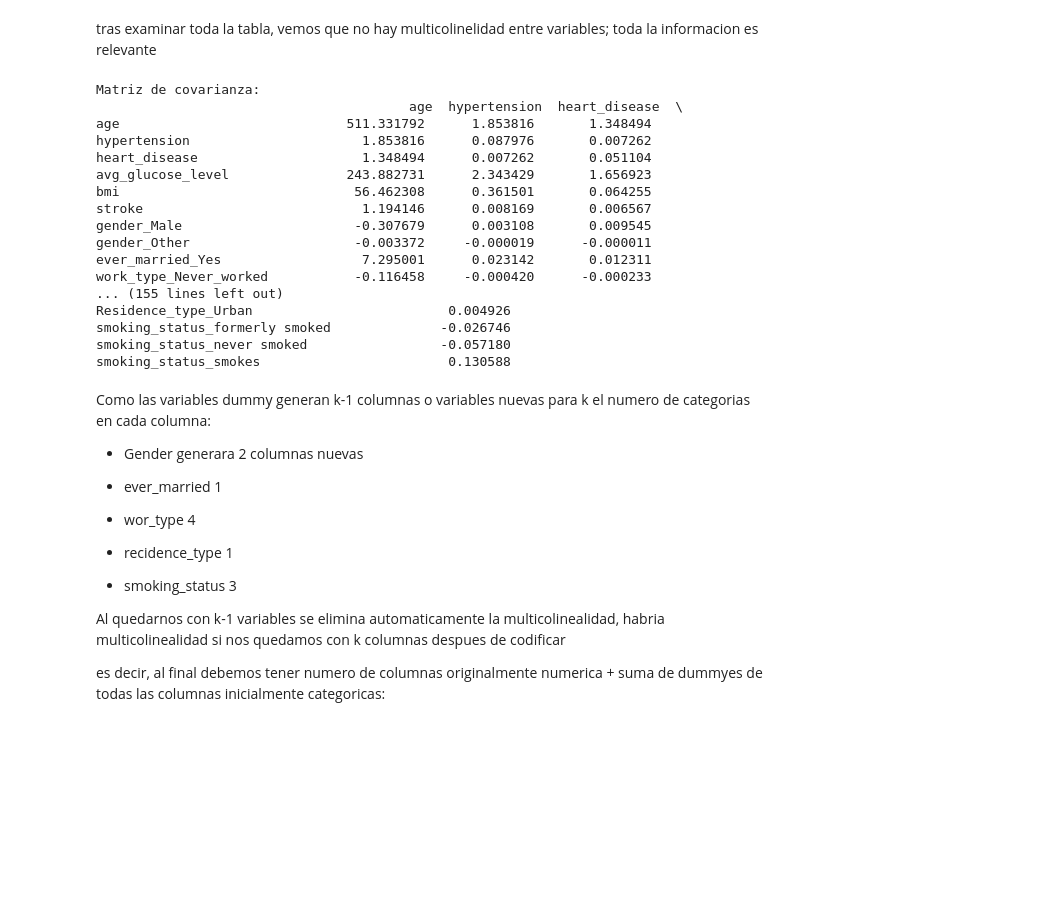
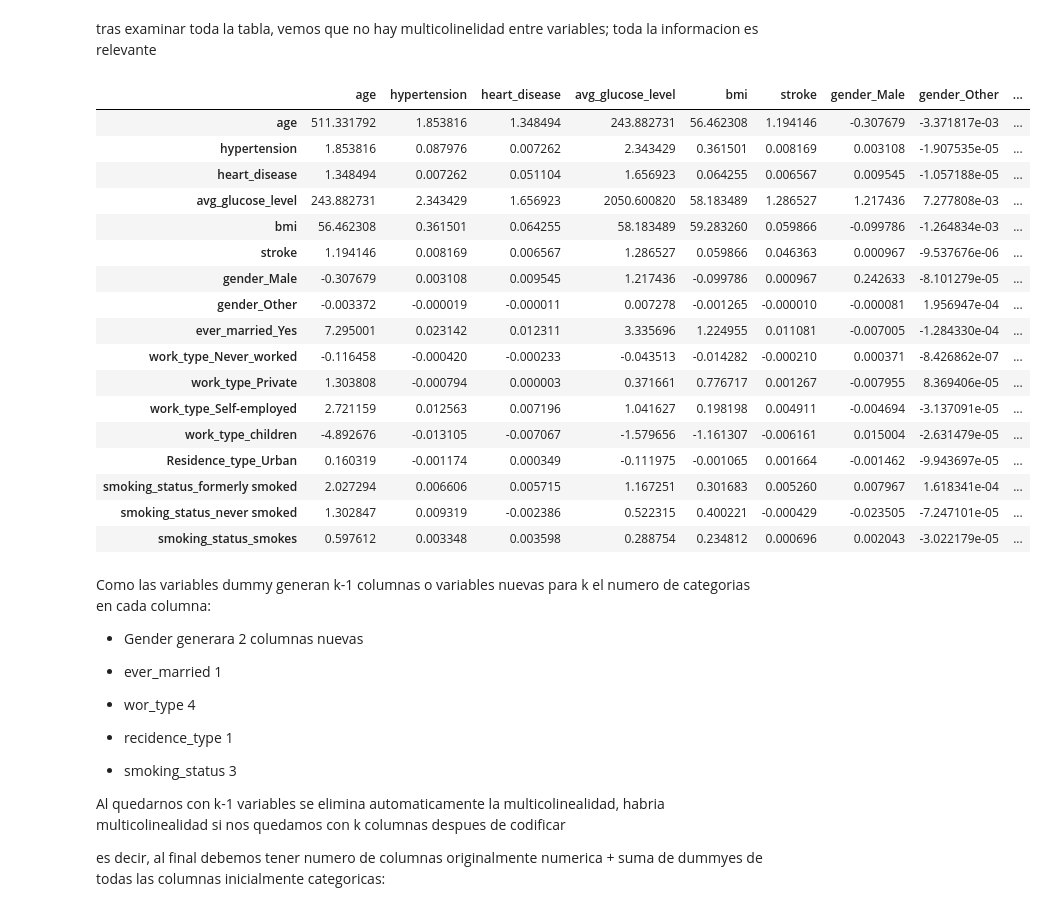
Before and after one commit to Jesus20MM/Proyecto-accidentes-cerebrovasculares, a Jupyter notebook: prediccion-de-accidentes-cardiovasculares.ipynb, the cells around one changed output. Cells and saved outputs as stored; diff of their text form; code cells hidden in the pictures; blank space fills up the shorter version.

```diff
--- a/prediccion-de-accidentes-cardiovasculares.ipynb
+++ b/prediccion-de-accidentes-cardiovasculares.ipynb
@@ -850,25 +853,26 @@ tras examinar toda la tabla, vemos que no hay multicolinelidad entre variables;
 # %%
 #covarianzas
 covariance_matrix = df_final.cov()
-print("\nMatriz de covarianza:\n", covariance_matrix)
+display(covariance_matrix)
 # %% [output]
-Matriz de covarianza:
-                                        age  hypertension  heart_disease  \
-age                             511.331792      1.853816       1.348494
-hypertension                      1.853816      0.087976       0.007262
-heart_disease                     1.348494      0.007262       0.051104
-avg_glucose_level               243.882731      2.343429       1.656923
-bmi                              56.462308      0.361501       0.064255
-stroke                            1.194146      0.008169       0.006567
-gender_Male                      -0.307679      0.003108       0.009545
-gender_Other                     -0.003372     -0.000019      -0.000011
-ever_married_Yes                  7.295001      0.023142       0.012311
-work_type_Never_worked           -0.116458     -0.000420      -0.000233
-... (155 lines left out)
-Residence_type_Urban                         0.004926
-smoking_status_formerly smoked              -0.026746
-smoking_status_never smoked                 -0.057180
-smoking_status_smokes                        0.130588
+|  | age | hypertension | heart_disease | avg_glucose_level | bmi | stroke | gender_Male | gender_Other | ... |
+| age | 511.331792 | 1.853816 | 1.348494 | 243.882731 | 56.462308 | 1.194146 | -0.307679 | -3.371817e-03 | ... |
+| hypertension | 1.853816 | 0.087976 | 0.007262 | 2.343429 | 0.361501 | 0.008169 | 0.003108 | -1.907535e-05 | ... |
+| heart_disease | 1.348494 | 0.007262 | 0.051104 | 1.656923 | 0.064255 | 0.006567 | 0.009545 | -1.057188e-05 | ... |
+| avg_glucose_level | 243.882731 | 2.343429 | 1.656923 | 2050.600820 | 58.183489 | 1.286527 | 1.217436 | 7.277808e-03 | ... |
+| bmi | 56.462308 | 0.361501 | 0.064255 | 58.183489 | 59.283260 | 0.059866 | -0.099786 | -1.264834e-03 | ... |
+| stroke | 1.194146 | 0.008169 | 0.006567 | 1.286527 | 0.059866 | 0.046363 | 0.000967 | -9.537676e-06 | ... |
+| gender_Male | -0.307679 | 0.003108 | 0.009545 | 1.217436 | -0.099786 | 0.000967 | 0.242633 | -8.101279e-05 | ... |
+| gender_Other | -0.003372 | -0.000019 | -0.000011 | 0.007278 | -0.001265 | -0.000010 | -0.000081 | 1.956947e-04 | ... |
+| ever_married_Yes | 7.295001 | 0.023142 | 0.012311 | 3.335696 | 1.224955 | 0.011081 | -0.007005 | -1.284330e-04 | ... |
+| work_type_Never_worked | -0.116458 | -0.000420 | -0.000233 | -0.043513 | -0.014282 | -0.000210 | 0.000371 | -8.426862e-07 | ... |
+| work_type_Private | 1.303808 | -0.000794 | 0.000003 | 0.371661 | 0.776717 | 0.001267 | -0.007955 | 8.369406e-05 | ... |
+| work_type_Self-employed | 2.721159 | 0.012563 | 0.007196 | 1.041627 | 0.198198 | 0.004911 | -0.004694 | -3.137091e-05 | ... |
+| work_type_children | -4.892676 | -0.013105 | -0.007067 | -1.579656 | -1.161307 | -0.006161 | 0.015004 | -2.631479e-05 | ... |
+| Residence_type_Urban | 0.160319 | -0.001174 | 0.000349 | -0.111975 | -0.001065 | 0.001664 | -0.001462 | -9.943697e-05 | ... |
+| smoking_status_formerly smoked | 2.027294 | 0.006606 | 0.005715 | 1.167251 | 0.301683 | 0.005260 | 0.007967 | 1.618341e-04 | ... |
+| smoking_status_never smoked | 1.302847 | 0.009319 | -0.002386 | 0.522315 | 0.400221 | -0.000429 | -0.023505 | -7.247101e-05 | ... |
+| smoking_status_smokes | 0.597612 | 0.003348 | 0.003598 | 0.288754 | 0.234812 | 0.000696 | 0.002043 | -3.022179e-05 | ... |
 # %% [markdown]
 Como las variables dummy generan k-1 columnas o variables nuevas para k el numero de categorias en cada columna:
 
```
Also changed, not shown: parts of 24 cells of this notebook.
